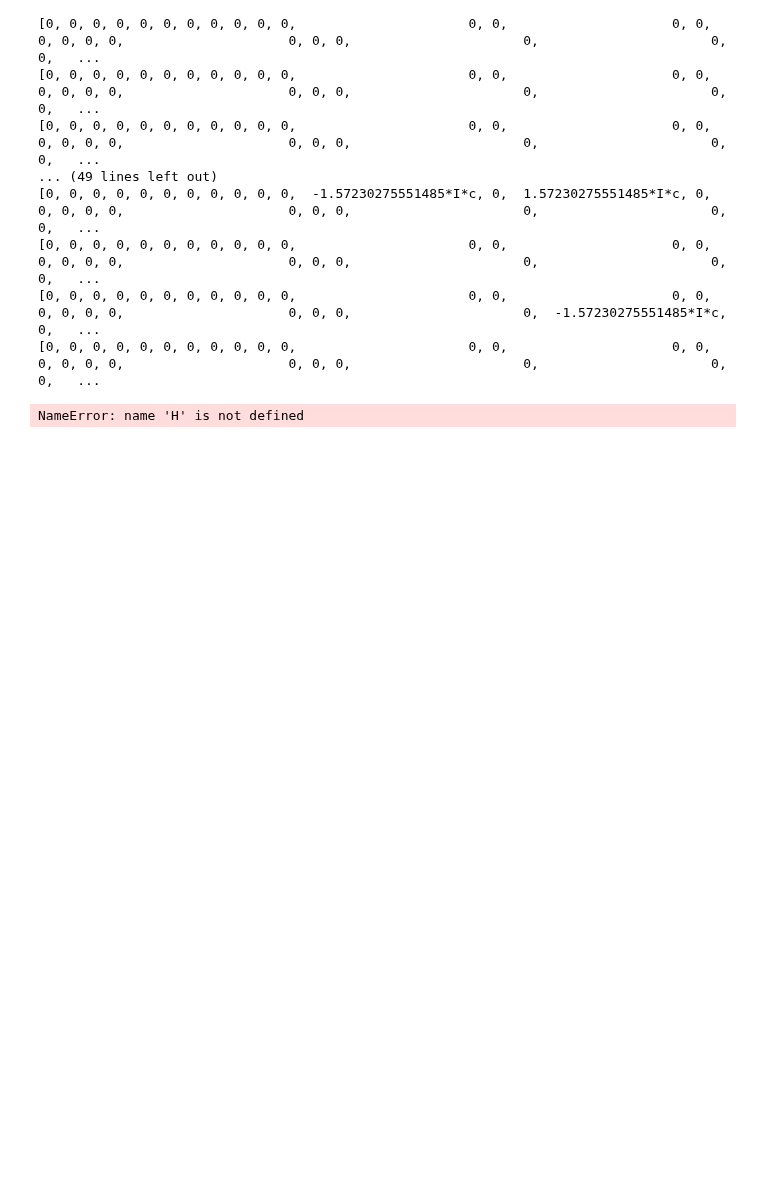
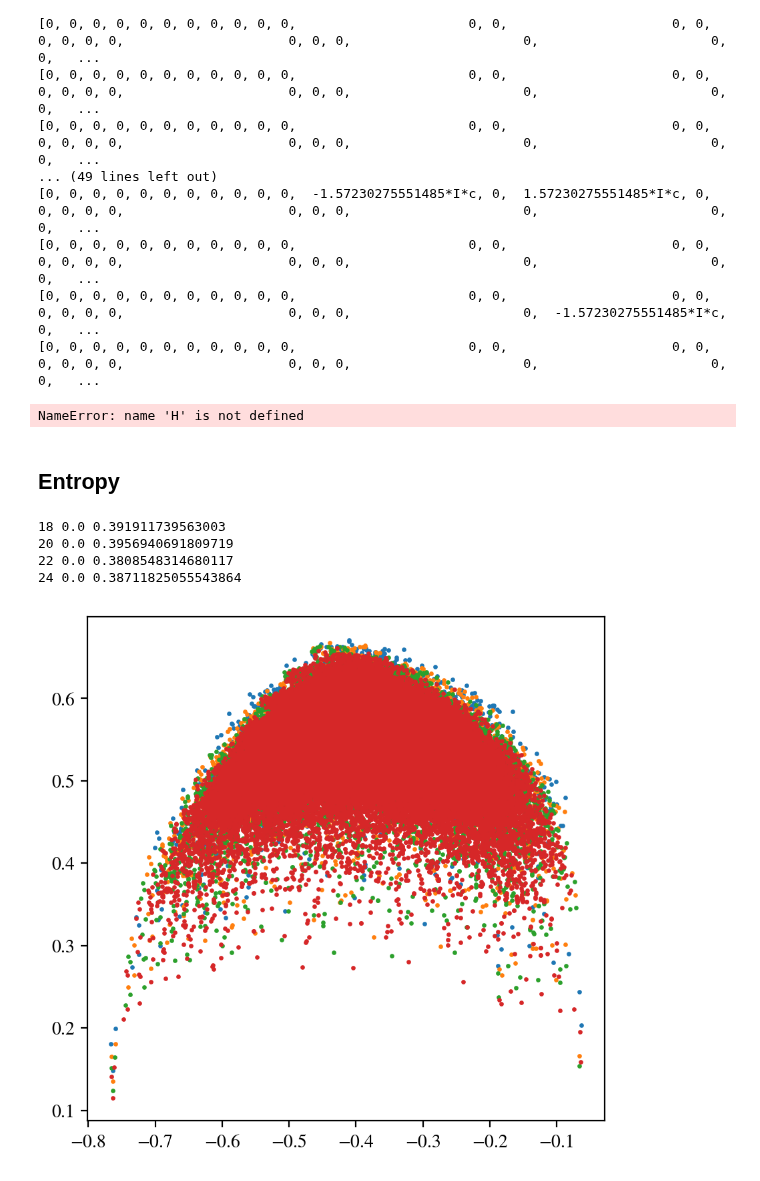
Before and after one commit to Rafal-Swietek/QHamSolver, a Jupyter notebook: GoldenChain/Jupyter_Python/entropy.ipynb, the cells around one changed output. Cells and saved outputs as stored; diff of their text form; code cells hidden in the pictures; blank space fills up the shorter version.

```diff
--- a/GoldenChain/Jupyter_Python/entropy.ipynb
+++ b/GoldenChain/Jupyter_Python/entropy.ipynb
@@ -108,0 +111,6 @@ np.sum( np.arange(18, 31) + 2 )
+# %%
+Stot = []
+L = 18
+J=1
+# for ks in range(L/2)
+# name = '../' + 'fullspectrum_L=%d,J=%g,c=%g.hdf5'%(L,J,c)
@@ -110,7 +120,7 @@ np.sum( np.arange(18, 31) + 2 )
 
 L=12
 
-J=0.55
+J=1
 c=0.0
 
 for L in [12]:
@@ -136,6 +146,6 @@ for L in [12]:
     print(E_marton.size)
     x = E - E_marton
 
-    print(x[np.abs(x) > 1e-14])
+    print(x[np.abs(x) > 1e-15])
 # %% [output]
 322
@@ -343,3 +391,68 @@ Matrix([
 H - dag(H)
 # %% [output]
 NameError: name 'H' is not defined
+# %% [markdown]
+## Entropy
+# %%
+L=24
+c=0.
+J=1
+
+sizes = np.arange(18, 26, 2)
+
+psec = [-1, 1] if c == 0 else [1]
+
+fig, axis = plt.subplots( nrows=1, ncols=1, figsize=(5,5), dpi = 200, sharex=True)
+for L in sizes:
+    ksec = np.arange(0, L//2+1, 1) if c == 0 else np.arange(0, L+1, 1)
+    Etot = []
+    Stot = []
+
+    ratio = 0
+    counter = 0
+    for ks in ksec:
+        psec = [-1, 1] if c == 0 and (ks == 0 or float(ks) == (L/2.0)) else [1]
+        for ps in psec:
+            name = base_dir + 'Entropy/Eigenstate/' + info(L, J, c, ks, ps, ext='.hdf5')
+            if exists(name):
+                with h5py.File(name, "r") as file:
+                    E = np.array(file.get('energies')[0])
+                    dim = E.size
+                    E_av = np.mean(E)
+                    index_meanE = min(range(len(E)), key=lambda i: abs(E[i] - E_av))
+
+                    num = dim//2
+                    my_min = int(index_meanE - num / 2)
+                    if num == dim or my_min < 0: my_min = 0;
+
+                    my_max = int(index_meanE + num / 2)
+                    if num == dim or my_max >= dim: my_max = dim-1
+
+                    gaps = np.diff(E)
+                    ratio += np.mean( np.minimum(gaps[:-1], gaps[1:]) / np.maximum(gaps[:-1], gaps[1:]) )
+                    counter += 1
+                    # print( np.mean(ratio) )
+
+                    Etot = [*Etot, *E]
+
+                    S = np.array(file.get('entropy')[-1])
+                    Stot = [*Stot, *S]
+                    # if c == 0 and ks > 0 and ks < L/2.0:
+
+            else:
+                print(name)
+
+    print(L, c, ratio / counter)
+    Etot = np.array(Etot)
+    Stot = np.array(Stot)
+
+    indices = np.argsort(Etot)
+    Etot = Etot[indices]
+    Stot = Stot[indices]
+    axis.scatter(Etot / L, Stot / page(L//2, L//2), label=r"$L=%d$"%L, s=2)
+# %% [output]
+18 0.0 0.391911739563003
+20 0.0 0.3956940691809719
+22 0.0 0.3808548314680117
+24 0.0 0.38711825055543864
+[figure, added]
```
Also changed, not shown: parts of 6 cells of this notebook, 3 other files.
